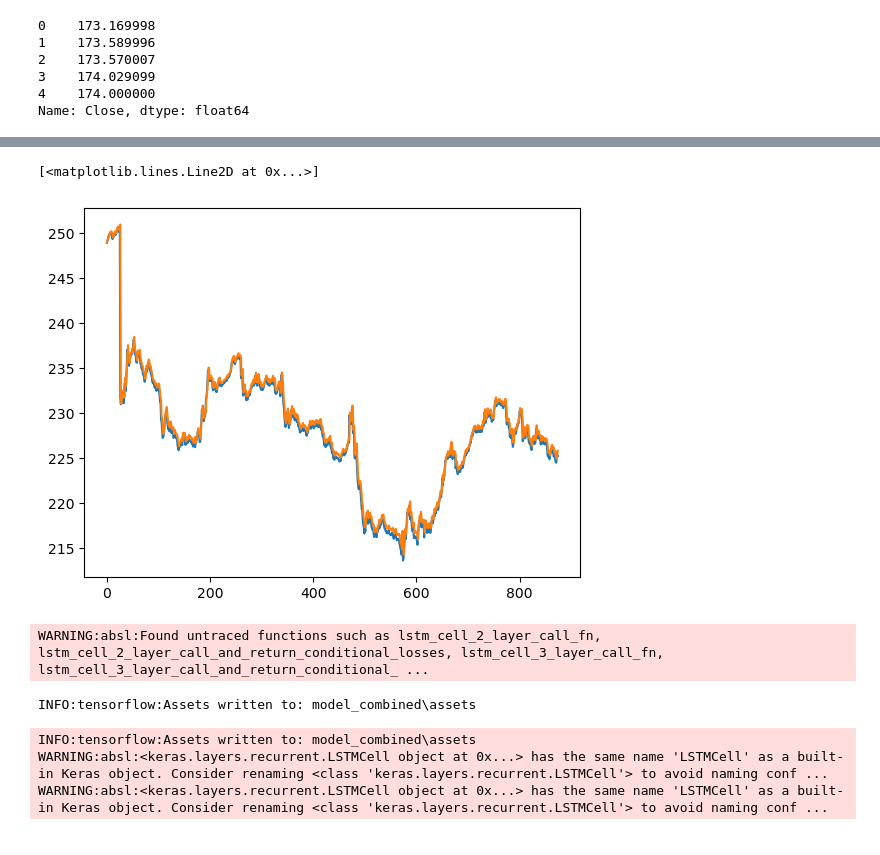
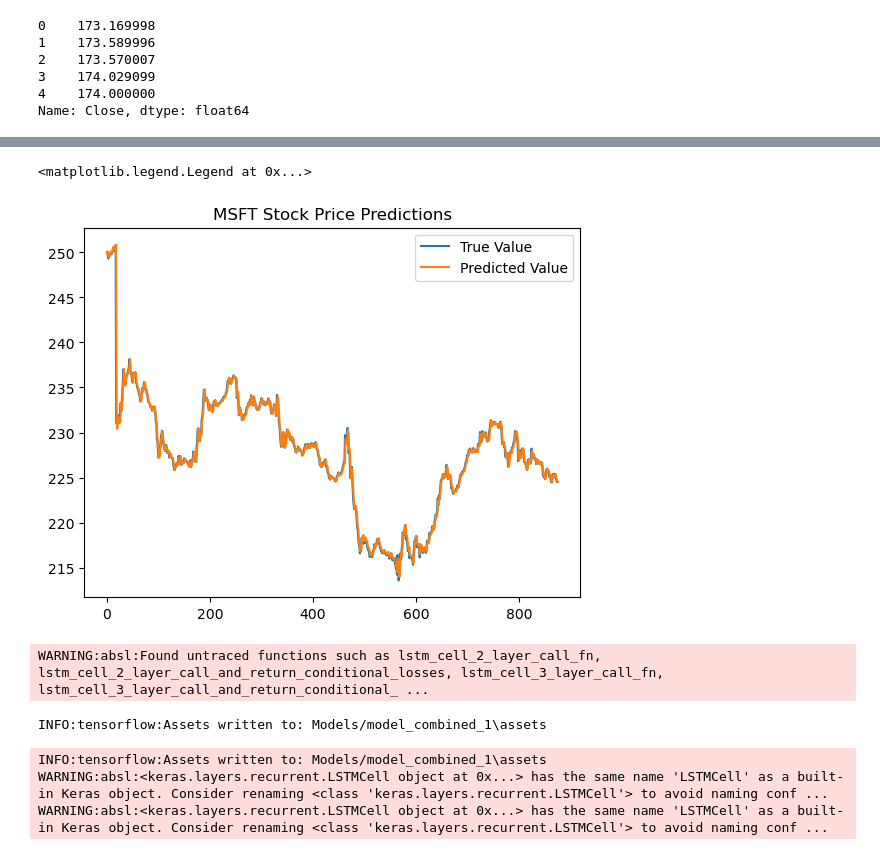
Before and after one commit to skylinecc/StockTrader, a Jupyter notebook: trainLSTMGranular.ipynb, the cells around one changed output, grey strips where cells are left out. Saved outputs shown, nothing was run; the diff lists cells and outputs as text; code cells hidden in the pictures.

```diff
--- a/trainLSTMGranular.ipynb
+++ b/trainLSTMGranular.ipynb
@@ -114,6 +91,9 @@ train_data_msft, val_data_msft, test_data_msft = df1_msft[0:train_size, :], df1_
 train_data_aapl, val_data_aapl, test_data_aapl = df1_aapl[0:train_size, :], df1_aapl[train_size:train_size+val_size, :], df1_aapl[train_size+val_size:len(df1_aapl), :]
 # %%
 def create_dataset(dataset, time_step=1):
+    '''
+    Split data into timesteps of length 60 (data from last 5 hours)
+    '''
     dataX, dataY = [], []
     for i in range(len(dataset)-time_step-1):
         a = dataset[i:(i+time_step), 0]
@@ -145,9 +129,10 @@ np.concatenate((X_train_aapl, X_train_msft)).shape
 # %%
-history1 = model.fit(
+# Train model on AAPL data
+history_aapl = model.fit(
     X_train_aapl,
     y_train_aapl,
     batch_size=16,
-    epochs=50,
+    epochs=40,
     validation_data=(X_val_aapl, y_val_aapl),
 )
 # %% [output]
@@ -191,9 +156,10 @@ plt.plot(y_preds_aapl)
 # %%
+# Train model on MSFT data
 history_msft = model.fit(
     X_train_msft,
     y_train_msft,
     batch_size=16,
-    epochs=30,
+    epochs=40,
     validation_data=(X_val_msft, y_val_msft),
 )
 # %% [output]
@@ -321,0 +261,4 @@ rmse_aapl_comb
+# %%
+# Make predictions
+y_preds_aapl_comb = scaler_aapl.inverse_transform(model.predict(X_test_aapl))
+y_preds_msft_comb = scaler_msft.inverse_transform(model.predict(X_test_msft))
@@ -333,14 +283,18 @@ rmse_msft_comb
 # %%
-plt.plot(scaler_msft.inverse_transform(y_test_msft.reshape(-1, 1)))
-plt.plot(y_preds_msft_comb)
+# Plot MSFT predictions
+plt.plot(scaler_msft.inverse_transform(y_test_msft.reshape(-1, 1)), label='True Value')
+plt.plot(y_preds_msft_comb, label='Predicted Value')
+plt.title('MSFT Stock Price Predictions')
+plt.legend()
 # %% [output]
-[<matplotlib.lines.Line2D at 0x...>]
+<matplotlib.legend.Legend at 0x...>
-[figure, old version]
+[figure, new version]
 # %%
-model_combined.save('model_combined')
+# Save model
+model_combined.save('Models/model_combined_1')
 # %% [output]
 WARNING:absl:Found untraced functions such as lstm_cell_2_layer_call_fn, lstm_cell_2_layer_call_and_return_conditional_losses, lstm_cell_3_layer_call_fn, lstm_cell_3_layer_call_and_return_conditional_ ...
-INFO:tensorflow:Assets written to: model_combined\assets
+INFO:tensorflow:Assets written to: Models/model_combined_1\assets
-INFO:tensorflow:Assets written to: model_combined\assets
+INFO:tensorflow:Assets written to: Models/model_combined_1\assets
 WARNING:absl:<keras.layers.recurrent.LSTMCell object at 0x...> has the same name 'LSTMCell' as a built-in Keras object. Consider renaming <class 'keras.layers.recurrent.LSTMCell'> to avoid naming conf ...
 WARNING:absl:<keras.layers.recurrent.LSTMCell object at 0x...> has the same name 'LSTMCell' as a built-in Keras object. Consider renaming <class 'keras.layers.recurrent.LSTMCell'> to avoid naming conf ...
```
Also changed, not shown: parts of 41 cells of this notebook, 11 other files.
